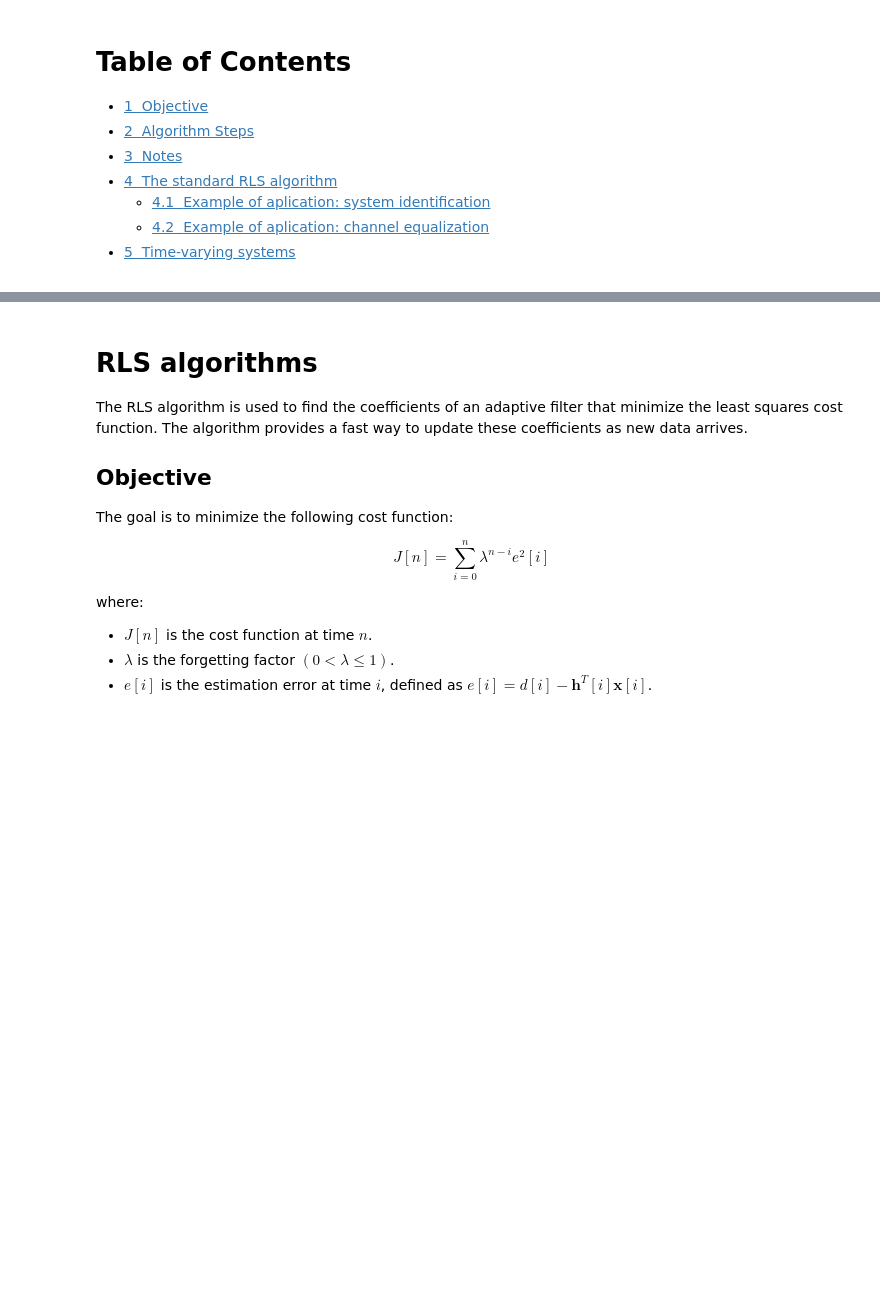
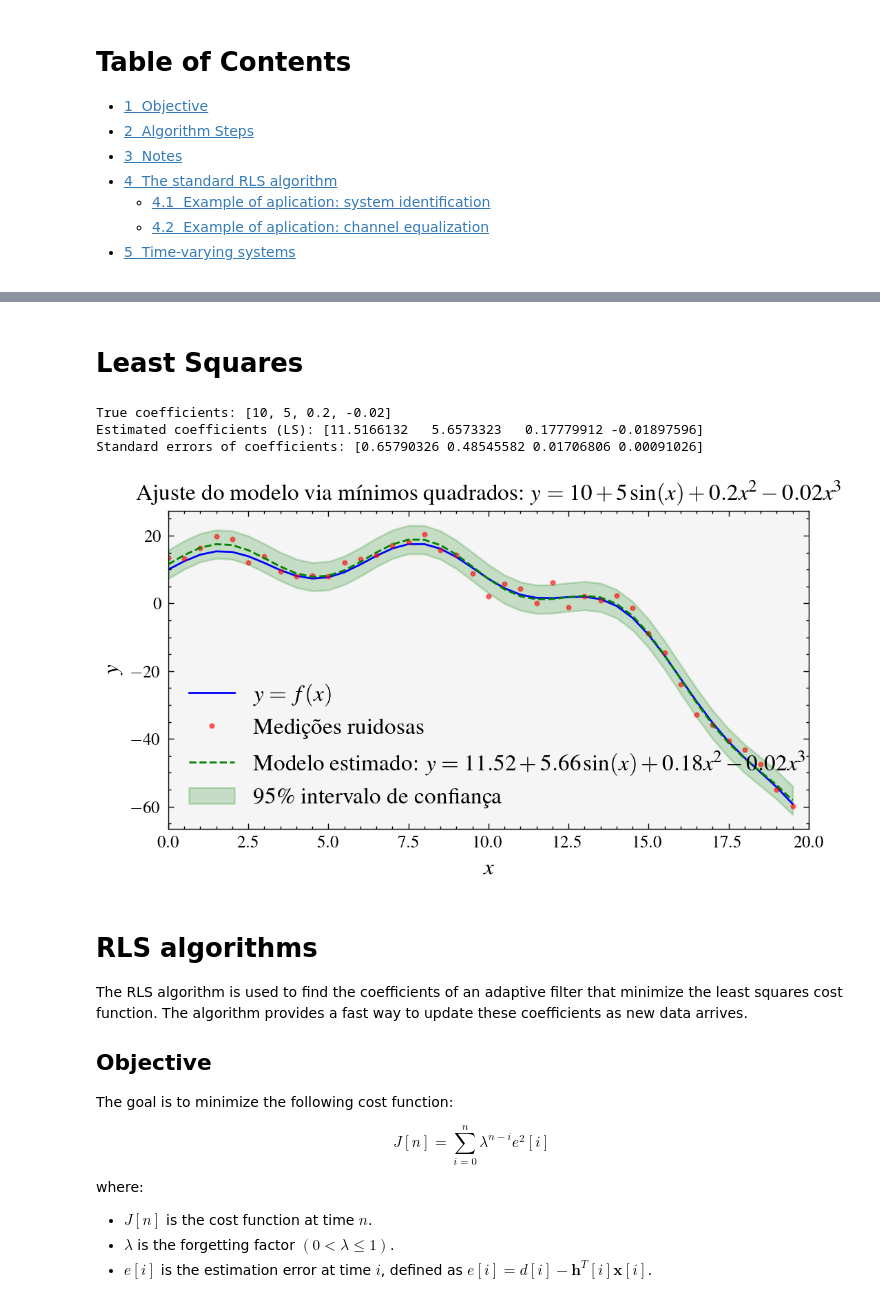
Before and after one commit to edsonportosilva/AdaptiveSignalProcessing, a Jupyter notebook: notebooks/6. RLS algorithms.ipynb, the cells around one changed output, grey strips where cells are left out. Cells and saved outputs as stored; diff of their text form; code cells hidden in the pictures; blank space fills up the shorter version.

```diff
--- a/notebooks/6. RLS algorithms.ipynb
+++ b/notebooks/6. RLS algorithms.ipynb
@@ -32,12 +35,67 @@ plt.style.use(['science','ieee'])
 set_preferences()
 
 plt.rcParams['figure.figsize'] = [5, 2.5]
-plt.rcParams['figure.dpi'] = 150
+plt.rcParams['figure.dpi'] = 200
 
 saveFigures = False
 figurePath = 'G:\\Meu Drive\\DEE UFCG\\Disciplinas e ementas\\TEEE - Processamento adaptativo de sinais\\lecture notes\\figures\\'
 # %%
 from algorithms import estimate_correlation_matrix, estimate_cross_correlation, lms, nlms, lms_newton
+# %% [markdown]
+# Least Squares
+# %%
+# Perform least squares estimation of a nonlinear model with noisy measurements
+
+np.random.seed(0)
+
+# Input range
+x = np.arange(0,20, 0.5)
+
+# Model coefficients
+a = 10
+b = 5
+c = 0.2
+d = -0.02
+
+# True model output
+y = a + b*np.sin(x) + c*x**2 + d*x**3
+
+# Measurements with noise
+σ = 2
+n = np.random.normal(0, σ, size=y.shape)
+y_noisy = y + n
+
+# Least squares estimation
+X = np.vstack([np.ones_like(x), np.sin(x), x**2, x**3]).T
+
+theta_ls = np.linalg.inv(X.T @ X ) @ X.T @ y_noisy
+print("True coefficients:", [a, b, c, d])
+print("Estimated coefficients (LS):", theta_ls)
+
+y_ls = X @ theta_ls
+
+# confidence intervals for the coefficients
+residuals = y_noisy - y_ls
+s2 = np.sum(residuals**2) / (len(y_noisy) - len(theta_ls))
+cov_theta = s2 * np.linalg.inv(X.T @ X)
+print("Standard errors of coefficients:", np.sqrt(np.diag(cov_theta)))
+
+plt.figure(figsize=(6, 3))
+plt.plot(x, y, linewidth=1, label='$y=f(x)$', color='blue')
+plt.plot(x, y_noisy, 'o', label='Medições ruidosas', color='red', alpha=0.5)
+plt.plot(x, y_ls, linewidth=1, label=f'Modelo estimado: $y = {theta_ls[0]:.2f} + {theta_ls[1]:.2f}\\sin(x) + {theta_ls[2]:.2f}x^2  {theta_ls[3]:.2f}x^3$', color='green')
+plt.fill_between(x, y_ls - 2*np.sqrt(s2), y_ls + 2*np.sqrt(s2), color='green', alpha=0.2, label='95\% intervalo de confiança')
+plt.legend()
+plt.xlabel('$x$')
+plt.ylabel('$y$')
+plt.title(f'Ajuste do modelo via mínimos quadrados: $y = {a} + {b}\\sin(x) + {c}x^2  {d}x^3$')
+plt.xlim(0, 20)
+plt.show()
+# %% [output]
+True coefficients: [10, 5, 0.2, -0.02]
+Estimated coefficients (LS): [11.5166132   5.6573323   0.17779912 -0.01897596]
+Standard errors of coefficients: [0.65790326 0.48545582 0.01706806 0.00091026]
+[figure, added]
 # %% [markdown]
 # RLS algorithms
 
```
Also changed, not shown: parts of 12 cells of this notebook.
